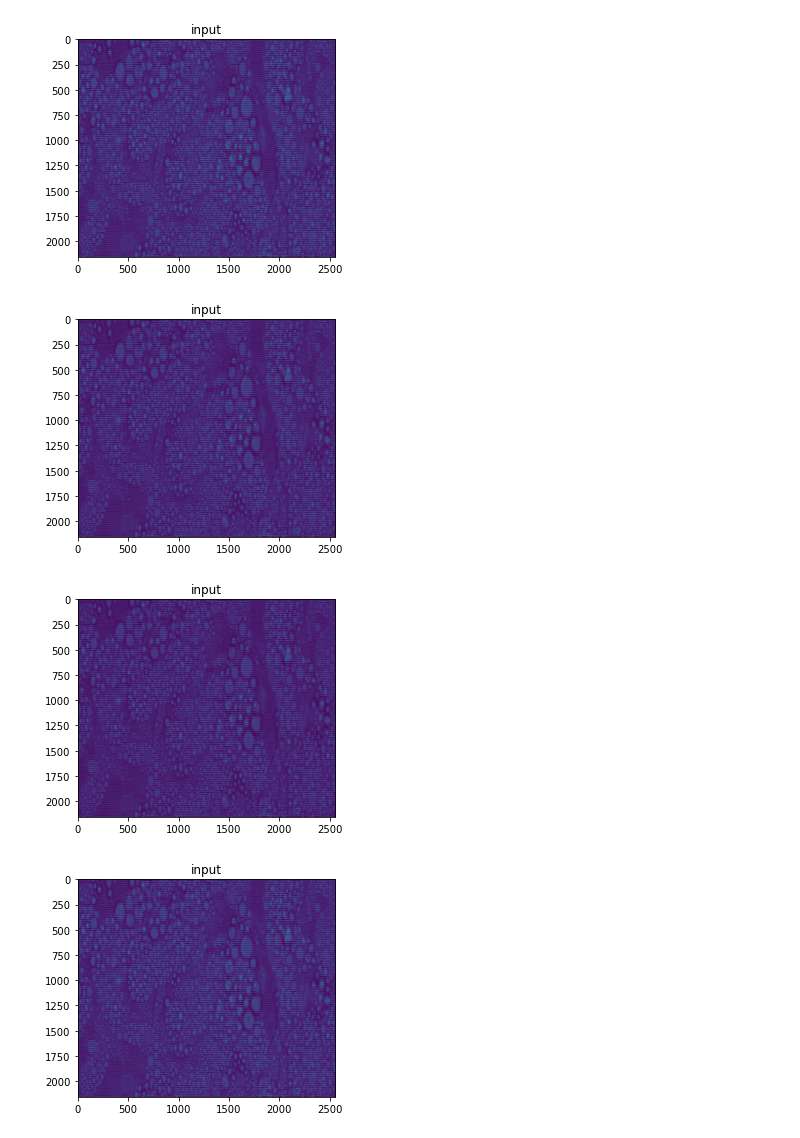
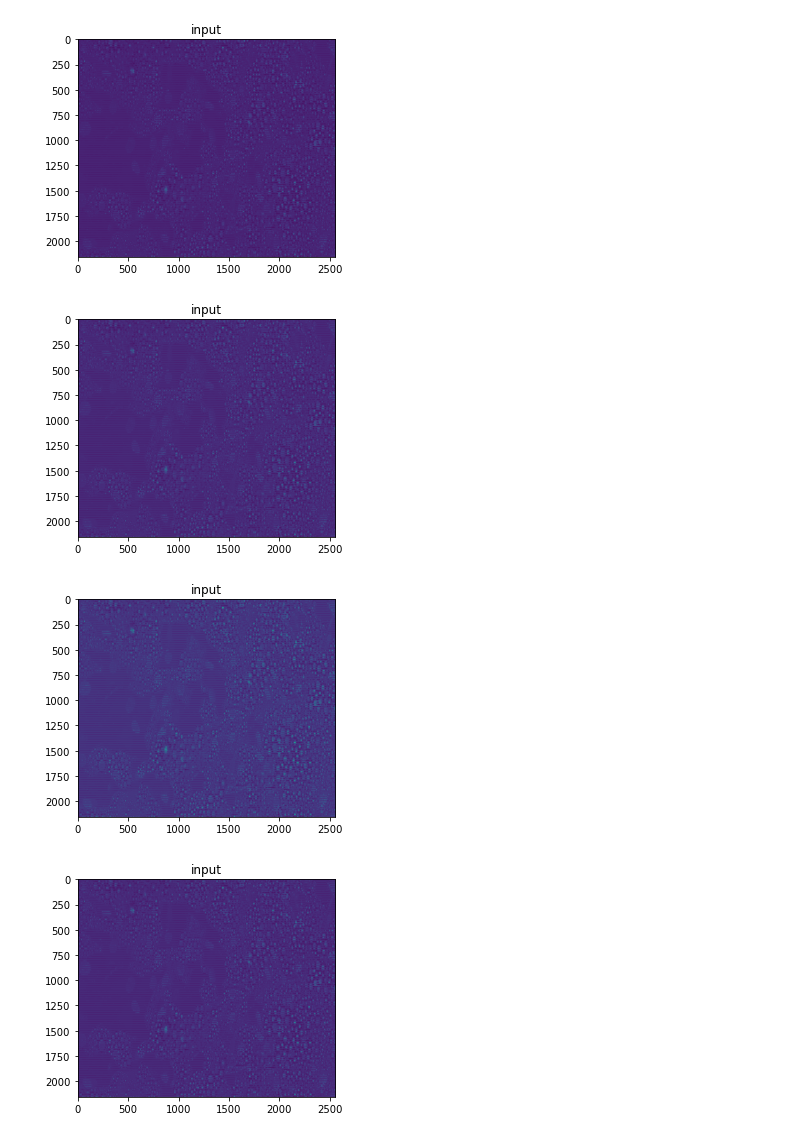
Before and after one commit to aidotse/Team-NordAxon-Code-Monkeys, a Jupyter notebook: AZHackathon/src/data/Albumentations.ipynb, the cells around one changed output. Saved outputs shown, nothing was run; the diff lists cells and outputs as text; code cells hidden in the pictures.

```diff
--- a/AZHackathon/src/data/Albumentations.ipynb
+++ b/AZHackathon/src/data/Albumentations.ipynb
@@ -129,9 +130,10 @@ class ExampleDataset(Dataset):
             output[i] = img
 
         # add real nuclei mask -- saved as pickle because of problems... ---- /Isabella
-        import pickle
+        #import pickle
         mask_path = sample_dict["mask"]["A01"]
-        m = pickle.load(open(mask_path, "rb"))
+        #m = pickle.load(open(mask_path, "rb"))
+        m = cv2.imread(mask_path, -1)
         # This code should stay:
         mask[0] = m
 
@@ -211,9 +213,11 @@ data_transforms = A.Compose([
   rotate
   ])
 
-AZdset = ExampleDataset(r"C:\Users\IsabellaGagner\Documents\astra-zeneca-hackathon\images_for_preview", crop_size=(512,512), transform = data_transforms)
+AZdset = ExampleDataset(r"C:/Users/Succe/Documents/Github/AZHackathon/AZHackathon/data/02_normalized_images/images_for_preview",
+                        crop_size=(512,512),
+                        transform = data_transforms)
 
-input, output, mask = AZdset[2]
+input, output, mask = AZdset[1]
 visualize_results(input, title = "input")
 visualize_results(output, title = "output")
 #visualize_results(mask)
@@ -227,4 +231,4 @@ visualize_results(output, title = "output")
-[figure, old version]
+[figure, new version]
-[figure, old version]
+[figure, new version]
-[figure, old version]
+[figure, new version]
-[figure, old version]
+[figure, new version]
```
Also changed, not shown: parts of 8 cells of this notebook, 7 other files.
